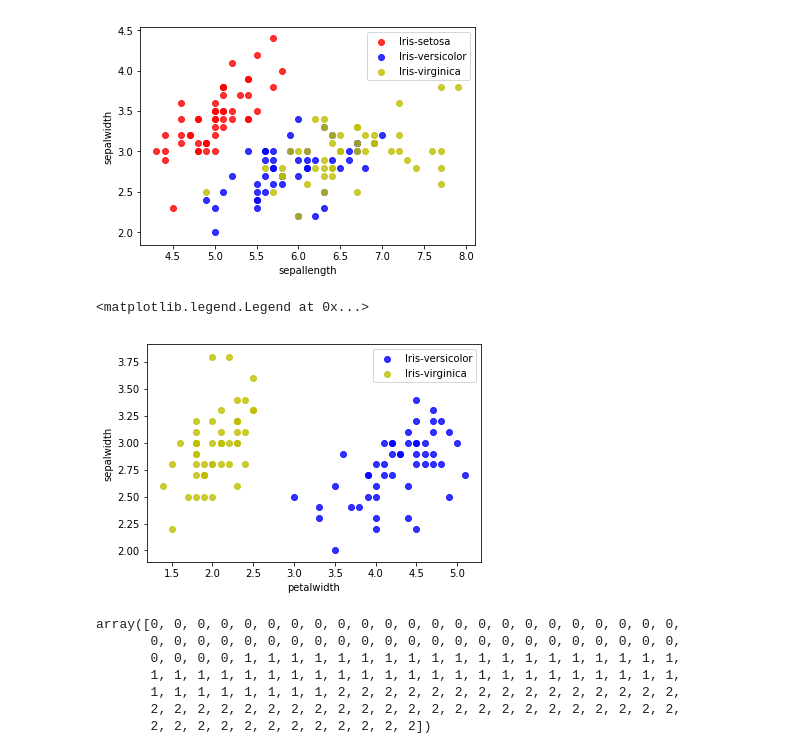
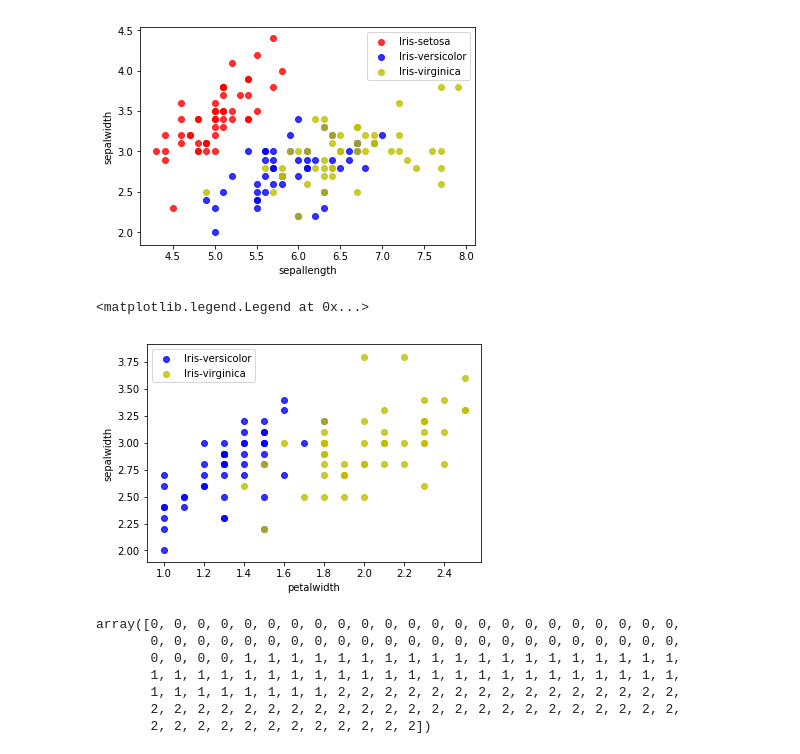
Before and after one commit to beginmachinelearning/practice_exercises, a Jupyter notebook: iris/Iris_classification.ipynb, the cells around one changed output. Saved outputs shown, nothing was run; the diff lists cells and outputs as text; code cells hidden in the pictures.

```diff
--- a/iris/Iris_classification.ipynb
+++ b/iris/Iris_classification.ipynb
@@ -56,12 +56,12 @@ plt.legend()
 # %%
 plt.figure("Petal Plots")
 
-sns.regplot(iris_data.loc[iris_data.flower == 'Iris-versicolor', 'petallength'], iris_data.loc[iris_data.flower == 'Iris-versicolor', 'sepalwidth'], label='Iris-versicolor', color="b", fit_reg=False)
+sns.regplot(iris_data.loc[iris_data.flower == 'Iris-versicolor', 'petalwidth'], iris_data.loc[iris_data.flower == 'Iris-versicolor', 'sepalwidth'], label='Iris-versicolor', color="b", fit_reg=False)
 sns.regplot(iris_data.loc[iris_data.flower == 'Iris-virginica', 'petalwidth'], iris_data.loc[iris_data.flower == 'Iris-virginica', 'sepalwidth'], label='Iris-virginica', color="y", fit_reg=False)
 plt.legend()
 # %% [output]
 <matplotlib.legend.Legend at 0x...>
-[figure, old version]
+[figure, new version]
 # %%
 ## Brilliant, these 2 have a clear difference in terms of their petal length. A classification algorithm should be able to segregate them easily
 # %%
```
Also changed, not shown: 2 other files.
